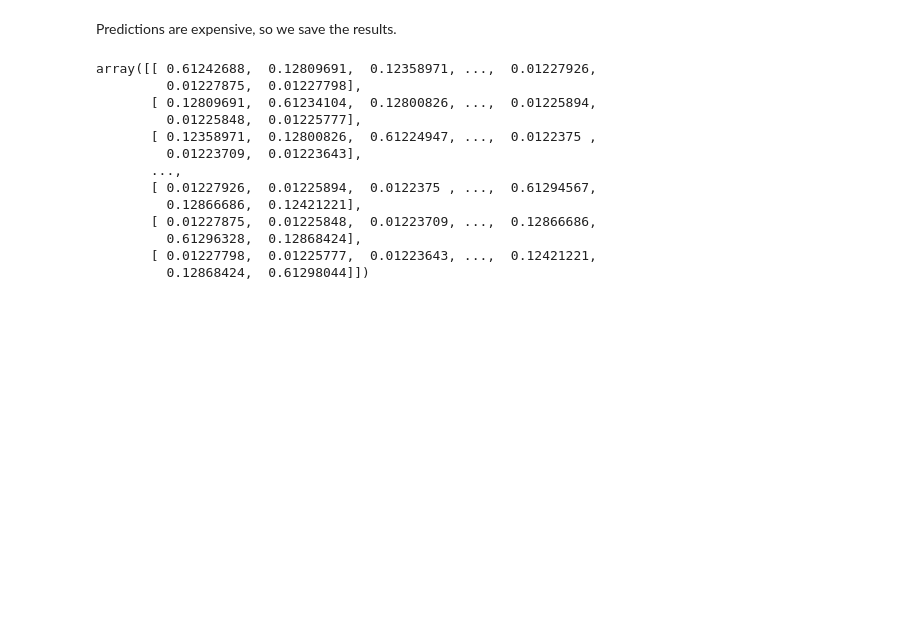
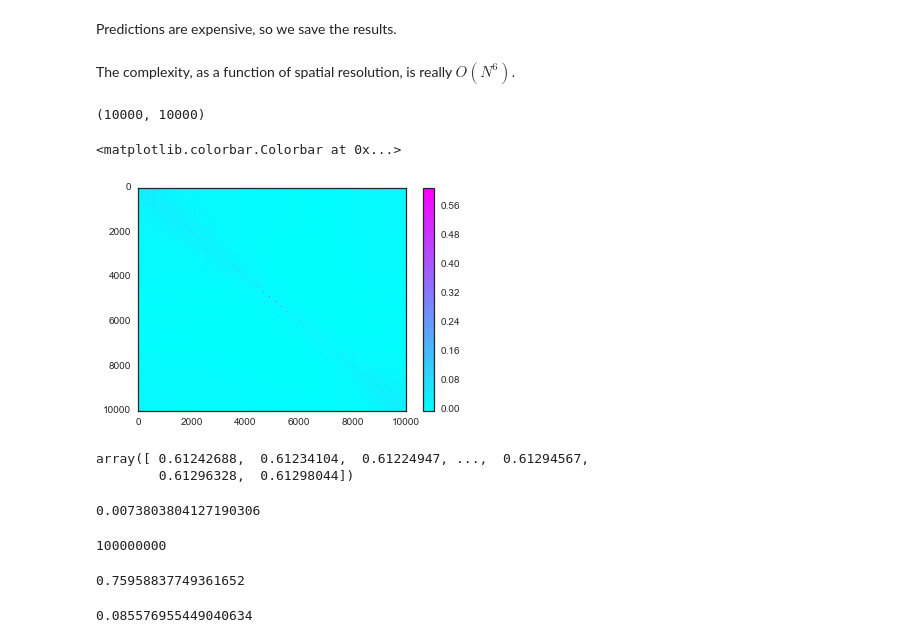
Before and after one commit to kuitang/airbnb_viz, a Jupyter notebook: FirstLook.ipynb, the cells around one changed output. Saved outputs shown, nothing was run; the diff lists cells and outputs as text; code cells hidden in the pictures; blank space fills up the shorter version.

```diff
--- a/FirstLook.ipynb
+++ b/FirstLook.ipynb
@@ -593,8 +576,11 @@ loc_dmat_X[:,1:].min(0)
 # %% [output]
 array([-74.18563361,  40.55073404])
 # %%
+#raise Exception("StopIt.")
+
 from matplotlib import animation
 
+#resolution = 200
 resolution = 100
 
 # This part is *really* slow.
@@ -606,10 +592,10 @@ def predict_grid(model, X, resolution, full_cov=False):
 
     # Full covariance is too slow.
     m, v = model.predict(Xgrid, full_cov=full_cov)
+    dmu_dx, dv_dx = model.predictive_gradients(Xgrid)
+    # Row/column major silliness
+    return m, v, dmu_dx, dv_dx, extent, Xgrid
 
-    # Row/column major silliness
-    return m, v, extent
-
-m, v, extent = predict_grid(loc_model_oneday, loc_dmat_X[:,1:], resolution=resolution, full_cov=True)
+m, v, dmu_dx, dv_dx, extent, Xgrid = predict_grid(loc_model_oneday, loc_dmat_X[:,1:], resolution=resolution, full_cov=True)
 # %%
 len(m)
@@ -625,19 +613,36 @@ save.save(
     m=m,
     v=v,
     extent=extent)
+# %% [markdown]
+The complexity, as a function of spatial resolution, is really $O(N^6)$.
 # %%
-v
+v.shape
 # %% [output]
-array([[ 0.61242688,  0.12809691,  0.12358971, ...,  0.01227926,
-         0.01227875,  0.01227798],
-       [ 0.12809691,  0.61234104,  0.12800826, ...,  0.01225894,
-         0.01225848,  0.01225777],
-       [ 0.12358971,  0.12800826,  0.61224947, ...,  0.0122375 ,
-         0.01223709,  0.01223643],
-       ...,
-       [ 0.01227926,  0.01225894,  0.0122375 , ...,  0.61294567,
-         0.12866686,  0.12421221],
-       [ 0.01227875,  0.01225848,  0.01223709, ...,  0.12866686,
-         0.61296328,  0.12868424],
-       [ 0.01227798,  0.01225777,  0.01223643, ...,  0.12421221,
-         0.12868424,  0.61298044]])
+(10000, 10000)
+# %%
+plt.imshow(v, aspect='auto', cmap='cool')
+plt.colorbar()
+# %% [output]
+<matplotlib.colorbar.Colorbar at 0x...>
+[figure, added]
+# %%
+np.diag(v)
+# %% [output]
+array([ 0.61242688,  0.61234104,  0.61224947, ...,  0.61294567,
+        0.61296328,  0.61298044])
+# %%
+np.mean(v)
+# %% [output]
+0.0073803804127190306
+# %%
+v.size
+# %% [output]
+100000000
+# %%
+np.sqrt(   np.sum(np.diag(v)) / v.shape[0]   )
+# %% [output]
+0.75958837749361652
+# %%
+np.sqrt(   (np.sum(v) - np.sum(np.diag(v))) / (v.size - v.shape[0])   )
+# %% [output]
+0.085576955449040634
```
Also changed, not shown: parts of 26 cells of this notebook, 3 other files.
